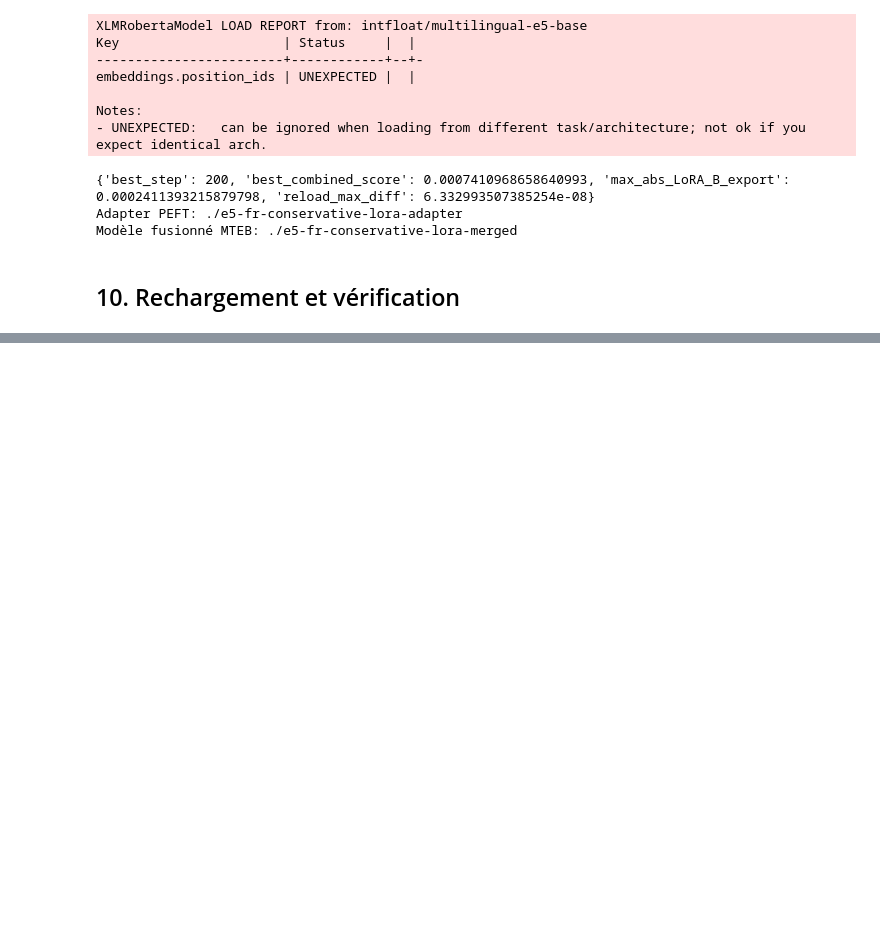
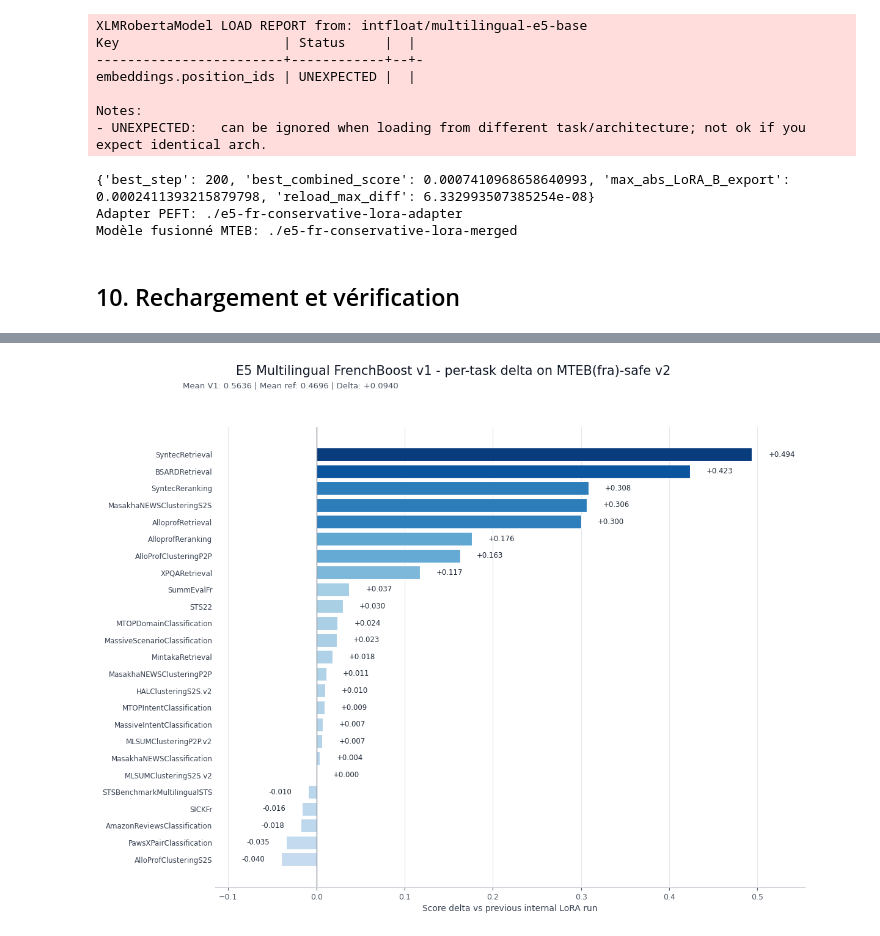
Before and after one commit to Aurelien7877/Lora-Finetunning-embedding-fr, a Jupyter notebook: emebedding/e5_Lora.ipynb, the cells around one changed output, grey strips where cells are left out. Cells and saved outputs as stored; diff of their text form; code cells hidden in the pictures; blank space fills up the shorter version.

```diff
--- a/emebedding/e5_Lora.ipynb
+++ b/emebedding/e5_Lora.ipynb
@@ -1945,0 +1984,92 @@ Summarization   : 0.2921  (1 tâches)
+# %%
+# Plot de comparaison par t?che: style ?pur?, gradient bleu.
+# Par d?faut: V1 conservateur vs l'ancien candidat LoRA SAFE v2 pr?sent sur disque.
+# Si le fichier de r?f?rence n'existe pas, le plot bascule en simple score V1 par t?che.
+from pathlib import Path
+
+import matplotlib.pyplot as plt
+import numpy as np
+import pandas as pd
+from matplotlib.colors import Normalize
+
+base_results_dir = Path(OUTPUT_FOLDER).parent
+v1_summary_path = Path(OUTPUT_FOLDER) / "summary.csv"
+reference_run_name = "e5_fr_multitask_lora-5701562d9417"
+reference_summary_path = base_results_dir / reference_run_name / "summary.csv"
+reference_label = "previous internal LoRA run"
+
+v1_scores = pd.read_csv(v1_summary_path).rename(columns={"score": "v1_score"})
+if reference_summary_path.is_file():
+    reference_scores = pd.read_csv(reference_summary_path).rename(columns={"score": "reference_score"})
+    comparison_df = v1_scores.merge(reference_scores, on="task", how="inner")
+    comparison_df["delta"] = comparison_df["v1_score"] - comparison_df["reference_score"]
+    plot_col = "delta"
+    x_label = f"Score delta vs {reference_label}"
+    title = "E5 Multilingual FrenchBoost v1 - per-task delta on MTEB(fra)-safe v2"
+    value_format = "{:+.3f}"
+else:
+    comparison_df = v1_scores.copy()
+    comparison_df["reference_score"] = np.nan
+    comparison_df["delta"] = np.nan
+    plot_col = "v1_score"
+    x_label = "Score"
+    title = "E5 Multilingual FrenchBoost v1 - per-task scores on MTEB(fra)-safe v2"
+    value_format = "{:.3f}"
+
+comparison_df = comparison_df.sort_values(plot_col, ascending=True).reset_index(drop=True)
+comparison_csv_path = Path(OUTPUT_FOLDER) / "v1_task_comparison.csv"
+comparison_df.to_csv(comparison_csv_path, index=False)
+
+values = comparison_df[plot_col].astype(float).to_numpy()
+if np.allclose(values.max(), values.min()):
+    color_positions = np.full_like(values, 0.65, dtype=float)
+else:
+    color_positions = Normalize(vmin=values.min(), vmax=values.max())(values)
+colors = plt.cm.Blues(0.25 + 0.70 * color_positions)
+
+fig_height = max(7.2, 0.37 * len(comparison_df))
+fig, ax = plt.subplots(figsize=(11.8, fig_height))
+bars = ax.barh(comparison_df["task"], values, color=colors, edgecolor="white", linewidth=0.8)
+
+value_range = max(0.01, float(values.max() - values.min()))
+left_pad = max(0.06, 0.14 * value_range)
+right_pad = max(0.06, 0.10 * value_range)
+ax.set_xlim(float(values.min()) - left_pad, float(values.max()) + right_pad)
+
+if plot_col == "delta":
+    ax.axvline(0, color="#6b7280", linewidth=1.0, alpha=0.75)
+    margin = max(0.008, 0.035 * value_range)
+    for bar, value in zip(bars, values):
+        x = value + margin if value >= 0 else value - margin
+        ha = "left" if value >= 0 else "right"
+        ax.text(x, bar.get_y() + bar.get_height() / 2, value_format.format(value), va="center", ha=ha, fontsize=8.5, color="#1f2937")
+else:
+    margin = max(0.008, 0.025 * value_range)
+    for bar, value in zip(bars, values):
+        ax.text(value + margin, bar.get_y() + bar.get_height() / 2, value_format.format(value), va="center", ha="left", fontsize=8.5, color="#1f2937")
+
+fig.suptitle(title, fontsize=15, y=0.985, color="#111827")
+subtitle = f"Mean V1: {v1_scores['v1_score'].mean():.4f}"
+if reference_summary_path.is_file():
+    subtitle += f" | Mean ref: {reference_scores['reference_score'].mean():.4f} | Delta: {v1_scores['v1_score'].mean() - reference_scores['reference_score'].mean():+.4f}"
+fig.text(0.125, 0.955, subtitle, ha="left", va="top", fontsize=9.5, color="#4b5563")
+
+ax.set_xlabel(x_label, fontsize=10, color="#374151")
+ax.set_ylabel("")
+ax.grid(axis="x", color="#e5e7eb", linewidth=0.8)
+ax.set_axisbelow(True)
+ax.spines["top"].set_visible(False)
+ax.spines["right"].set_visible(False)
+ax.spines["left"].set_visible(False)
+ax.spines["bottom"].set_color("#d1d5db")
+ax.tick_params(axis="y", length=0, labelsize=8.5, colors="#374151")
+ax.tick_params(axis="x", labelsize=9, colors="#4b5563")
+
+plt.tight_layout(rect=[0, 0, 1, 0.93])
+plot_path = Path(OUTPUT_FOLDER) / "e5_multilingual_frenchboost_v1_mteb_blue_gradient_by_task.png"
+fig.savefig(plot_path, dpi=180, bbox_inches="tight", facecolor="white")
+plt.show()
+print("Comparison CSV:", comparison_csv_path)
+print("Plot:", plot_path)
+# %% [output]
+[figure, added]
```
Also changed, not shown: parts of 12 cells of this notebook.
